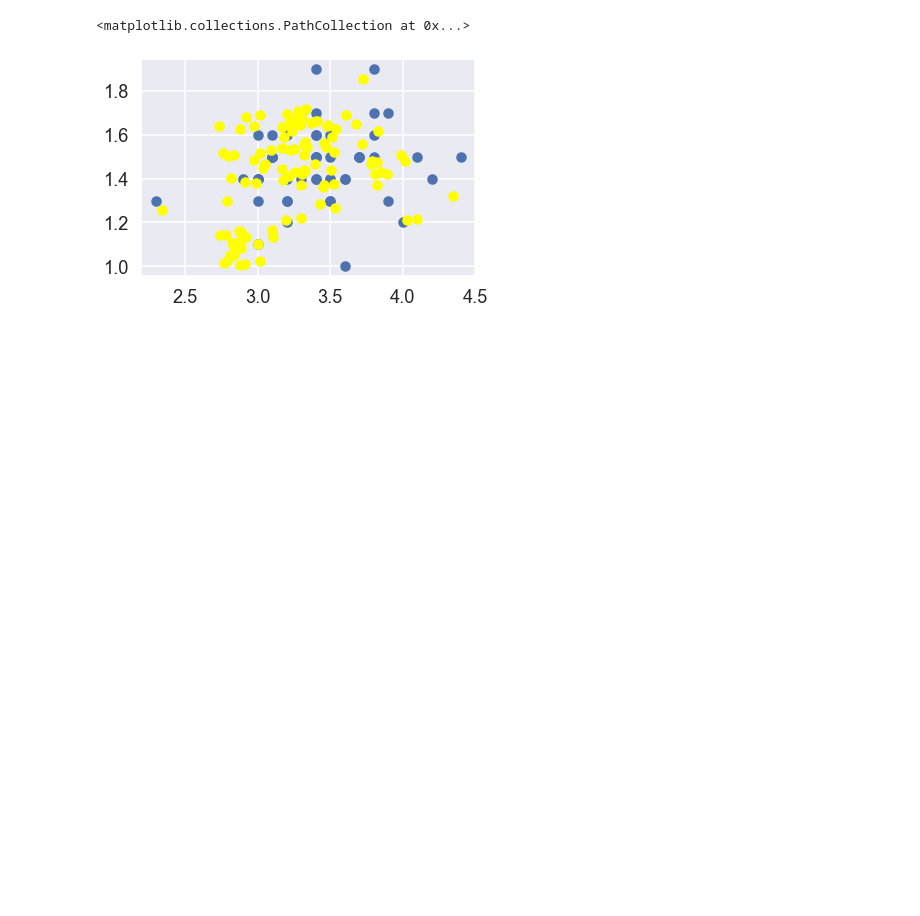
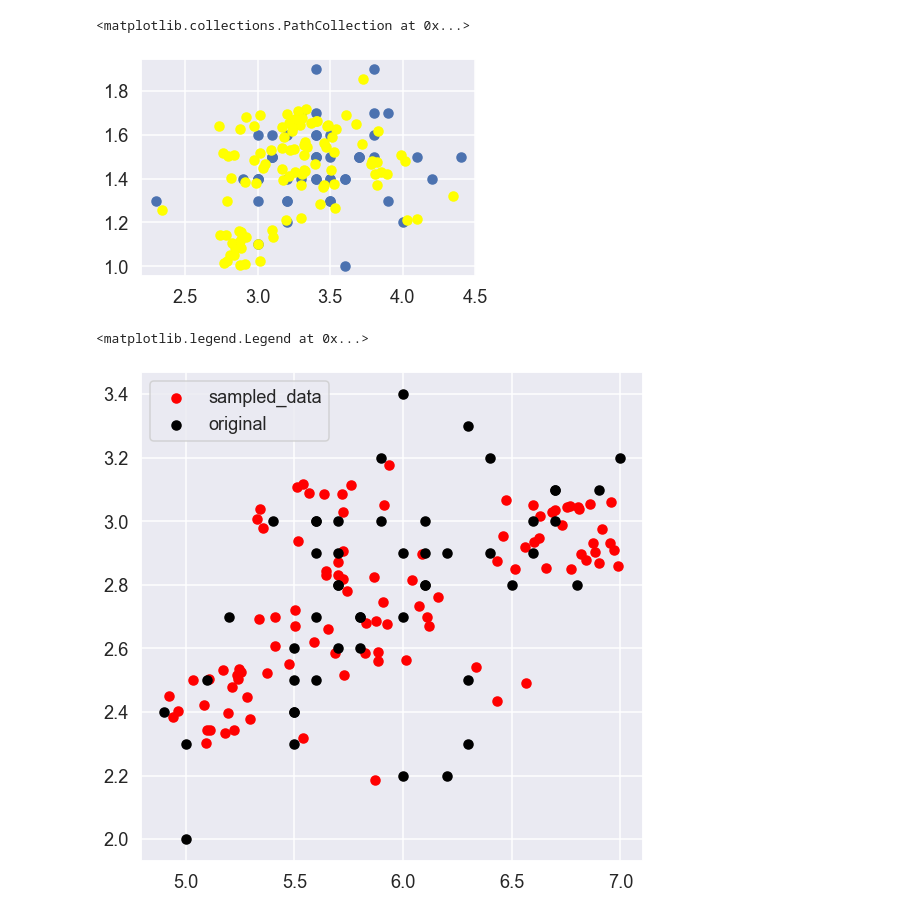
Before and after one commit to SuminBae97/Visualization, a Jupyter notebook: Iris_data_visualization.ipynb, the cells around one changed output. Saved outputs shown, nothing was run; the diff lists cells and outputs as text; code cells hidden in the pictures; blank space fills up the shorter version.

Commit message:
- labeling data

```diff
--- a/Iris_data_visualization.ipynb
+++ b/Iris_data_visualization.ipynb
@@ -101,6 +101,11 @@ seto_x = setosa.drop(['species'],axis=1)
 versi_x =versi.drop(['species'],axis=1)
 vir_x = vir.drop(['species'],axis=1)
 # %%
-g1 = GibbsSampling(500,seto_x,20)
-g2 =  GibbsSampling(500,versi_x,20)
-g3 =  GibbsSampling(500,vir_x,20)
+g1 = GibbsSampling(100,seto_x,5)
+g2 =  GibbsSampling(100,versi_x,5)
+g3 =  GibbsSampling(500,vir_x,5)
+
+
+eto_sample = g1.data_sampling()
+versi_sample = g2.data_sampling()
+vir_sample = g3.data_sampling()
@@ -120,3 +122,12 @@ plt.scatter(seto_sample[:,1:2],seto_sample[:,2:3],c='yellow')
 # %% [output]
 <matplotlib.collections.PathCollection at 0x...>
 [figure]
+# %%
+plt.figure(figsize=(9,9))
+
+plt.scatter(versi_sample[:,0:1],versi_sample[:,1:2], c='red',label='sampled_data')
+plt.scatter(versi_x.iloc[:,0:1],versi_x.iloc[:,1:2],c='black' , label='original')
+plt.legend()
+# %% [output]
+<matplotlib.legend.Legend at 0x...>
+[figure, added]
```
Also changed, not shown: parts of 1 cell of this notebook.
